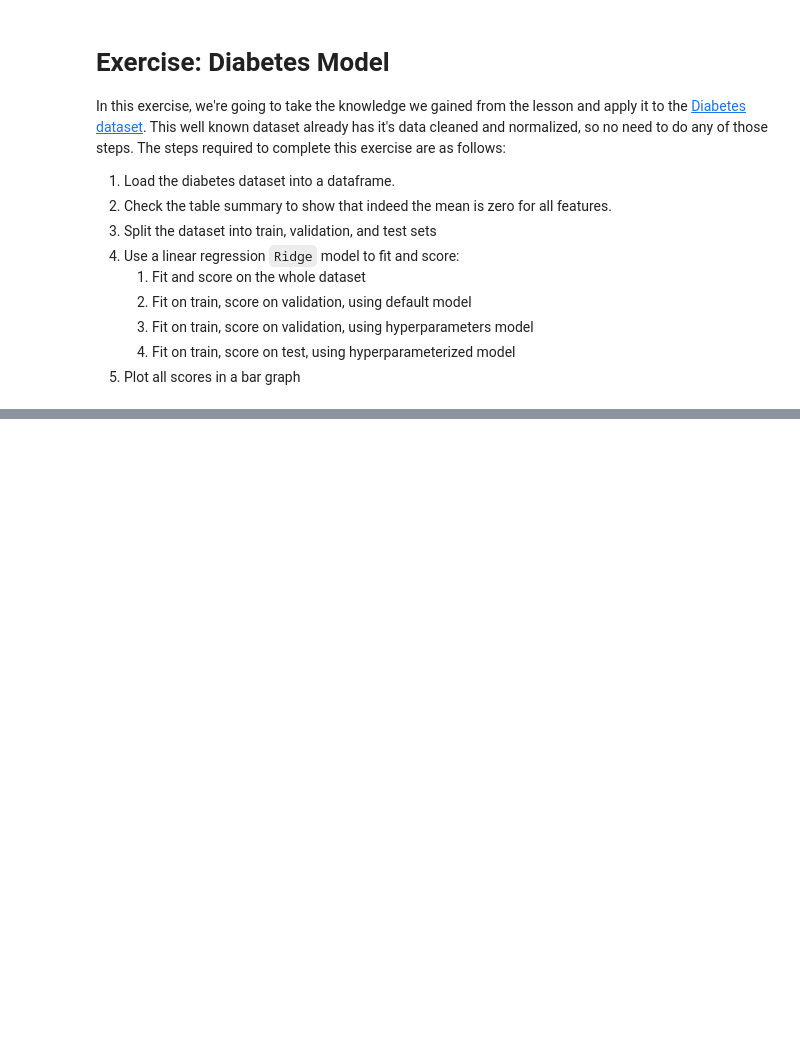
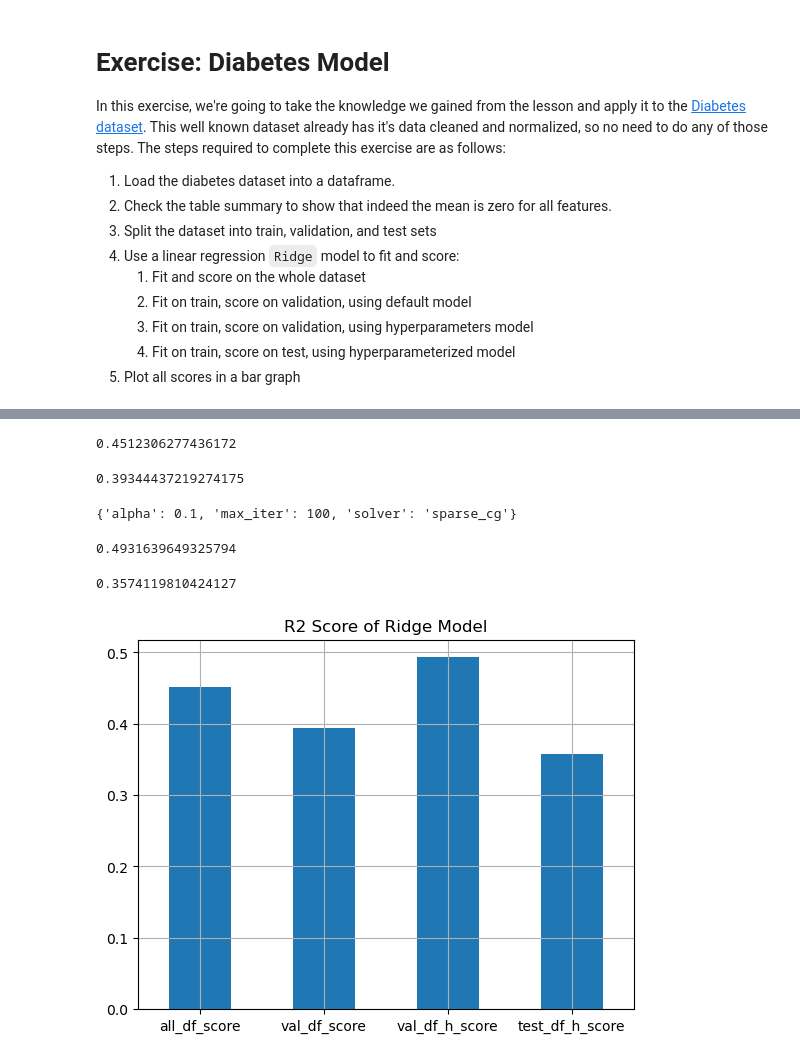
Before and after one commit to Jonikulov/udacity-aws-ai-ml, a Jupyter notebook: 1-intro-ml/exercises/3-model-deployment-workflow/concept4_diabetes_model/04_exercise_starter.ipynb, the cells around one changed output, grey strips where cells are left out. Drawn from its saved outputs; the diff is of its cells as text; code cells hidden in the pictures; blank space fills up the shorter version.

Commit message:
complete model deployment workflow

```diff
--- a/1-intro-ml/exercises/3-model-deployment-workflow/concept4_diabetes_model/04_exercise_starter.ipynb
+++ b/1-intro-ml/exercises/3-model-deployment-workflow/concept4_diabetes_model/04_exercise_starter.ipynb
@@ -43,12 +61,22 @@ df_train, df_val = train_test_split(?)
 # Final dataset sizes: train: 0.6, validation: 0.2, text: 0.2
 # %%
 # How does the model perform on the entire dataset and default model parameters
-reg = Ridge().fit(?)
-all_df_score = reg.score(?)
+X = df.drop('target', axis=1)
+y = df['target']
+reg = Ridge().fit(X, y)
+all_df_score = reg.score(X, y)
 all_df_score
+# %% [output]
+0.4512306277436172
 # %%
 # How does the model perform on the training dataset and default model parameters
 # Remember we use the validation dataset score the model
-reg = Ridge().fit(?)
-val_df_score = reg.score(?)
+X_train = df_train.drop('target', axis=1)
+y_train = df_train['target']
+reg = Ridge().fit(X_train, y_train)
+X_val = df_val.drop('target', axis=1)
+y_val = df_val['target']
+val_df_score = reg.score(X_val, y_val)
 val_df_score
+# %% [output]
+0.39344437219274175
@@ -61,7 +83,46 @@ val_df_h_score
+# %%
+## Finding the best hyperparameters with GridSearchCV
+# Create the Ridge regression model
+reg = Ridge()
+
+# Define the hyperparameter grid
+param_grid = {
+    'alpha': [0, 0.1, 1.0, 10.0],
+    'solver': ['auto', 'svd', 'cholesky', 'lsqr', 'sparse_cg'],
+    'max_iter': [100, 500, 1000]
+}
+
+# Perform grid search
+grid_search = GridSearchCV(reg, param_grid, cv=5)  # cv=5 represents 5-fold cross-validation
+grid_search.fit(X_train, y_train)
+
+# Get the best hyperparameters and the corresponding model
+grid_search.best_params_
+# %% [output]
+{'alpha': 0.1, 'max_iter': 100, 'solver': 'sparse_cg'}
+# %%
+# How does the model perform on the training dataset and different model parameters
+# Change alpha, solver, and max_iter
+reg_h = Ridge(alpha=0.1, solver='sparse_cg', max_iter=100).fit(X_train, y_train)
+val_df_h_score = reg_h.score(X_val, y_val)
+val_df_h_score
+# %% [output]
+0.4931639649325794
 # %%
 # Use optimized model on the held out test dataset.
-test_df_h_score = reg_h.score(?)
+X_test = df_test.drop('target', axis=1)
+y_test = df_test['target']
+test_df_h_score = reg_h.score(X_test, y_test)
 test_df_h_score
+# %% [output]
+0.3574119810424127
 # %%
 # Bar plot of all scores from each model fit: all_df_score, val_df_score, val_df_h_score, test_df_h_score
-pd.Series({?}).plot(kind="bar", legend=False, title="R2 Score of Ridge Model")
+pd.Series(
+    {'all_df_score':all_df_score,
+     'val_df_score':val_df_score,
+     'val_df_h_score':val_df_h_score,
+     'test_df_h_score':test_df_h_score}
+).plot(kind="bar", legend=False, title="R2 Score of Ridge Model", grid=True, rot=0);
+# %% [output]
+[figure, added]
```
Also changed, not shown: parts of 7 cells of this notebook.
